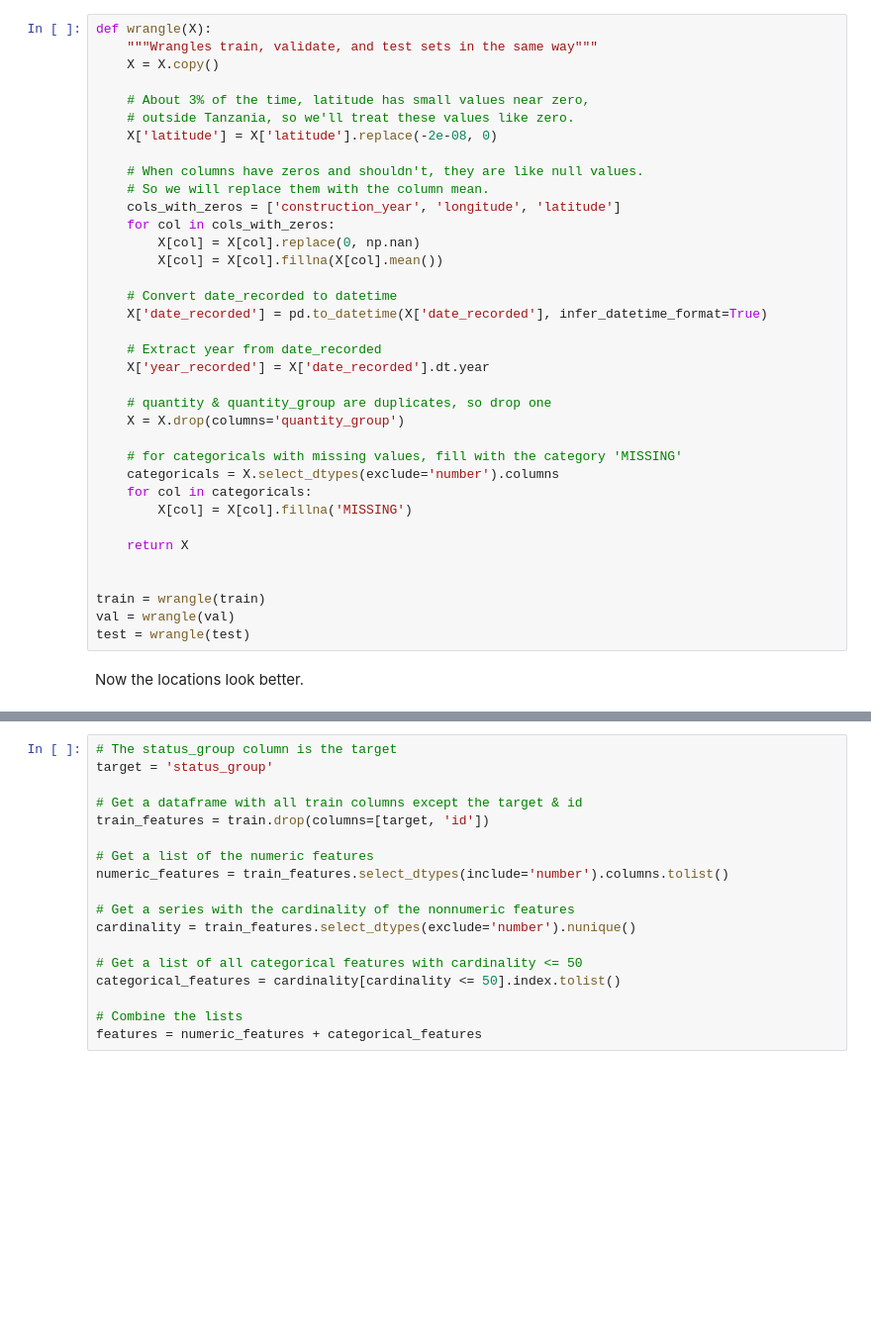
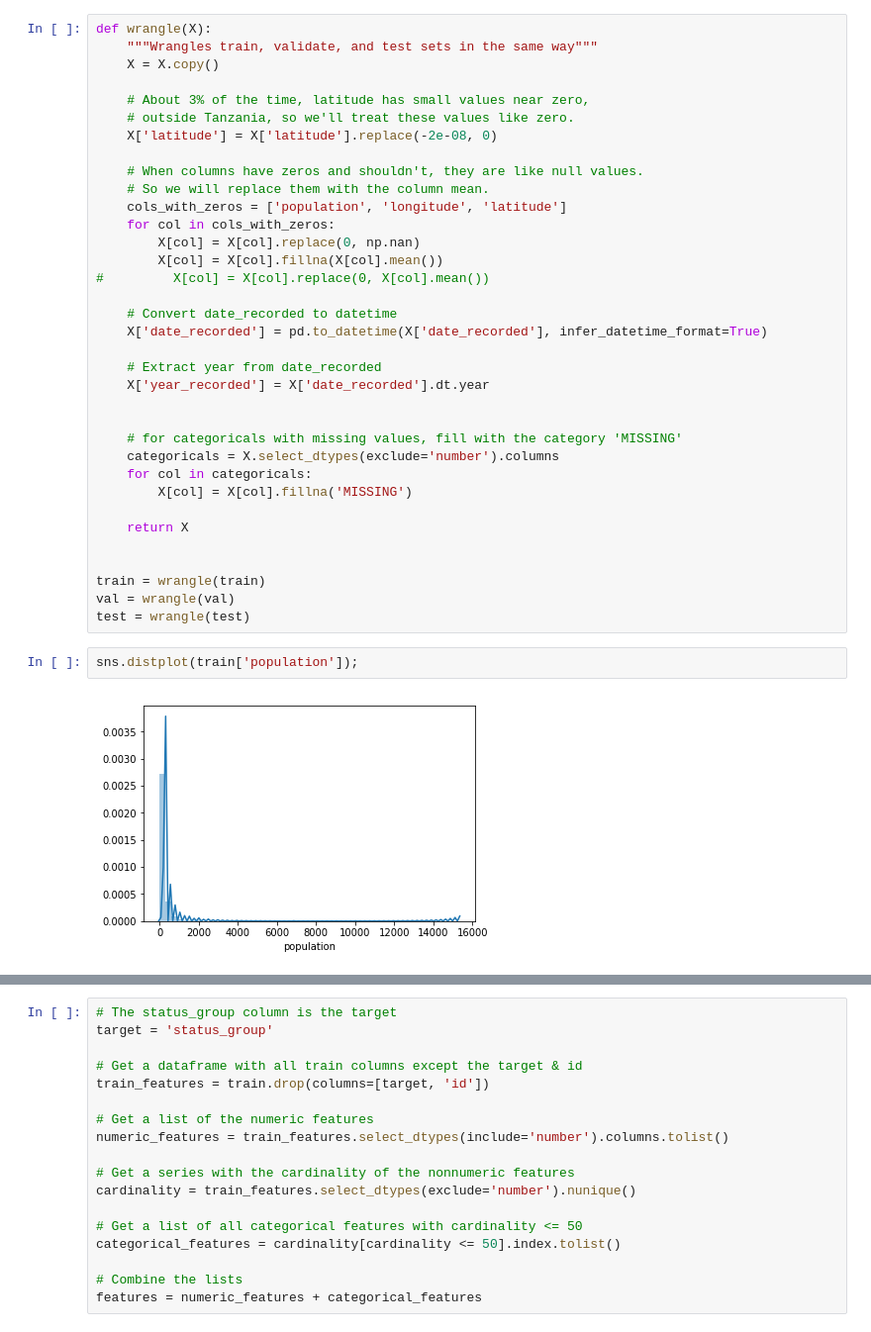
Before and after one commit to bloominstituteoftechnology/DS-Unit-2-Tree-Ensembles, a Jupyter notebook: Krista_Shepard_DS5_S7M1_Decision_Trees.ipynb, the cells around one changed output, grey strips where cells are left out. Shown at 99% size. Drawn from its saved outputs; the diff is of its cells as text; blank space fills up the shorter version.

```diff
--- a/Krista_Shepard_DS5_S7M1_Decision_Trees.ipynb
+++ b/Krista_Shepard_DS5_S7M1_Decision_Trees.ipynb
@@ -124,10 +107,11 @@ def wrangle(X):
 
     # When columns have zeros and shouldn't, they are like null values.
     # So we will replace them with the column mean.
-    cols_with_zeros = ['construction_year', 'longitude', 'latitude']
+    cols_with_zeros = ['population', 'longitude', 'latitude']
     for col in cols_with_zeros:
         X[col] = X[col].replace(0, np.nan)
         X[col] = X[col].fillna(X[col].mean())
+#         X[col] = X[col].replace(0, X[col].mean())
 
     # Convert date_recorded to datetime
     X['date_recorded'] = pd.to_datetime(X['date_recorded'], infer_datetime_format=True)
@@ -135,8 +119,6 @@ def wrangle(X):
     # Extract year from date_recorded
     X['year_recorded'] = X['date_recorded'].dt.year
 
-    # quantity & quantity_group are duplicates, so drop one
-    X = X.drop(columns='quantity_group')
 
     # for categoricals with missing values, fill with the category 'MISSING'
     categoricals = X.select_dtypes(exclude='number').columns
@@ -149,8 +131,10 @@ def wrangle(X):
 train = wrangle(train)
 val = wrangle(val)
 test = wrangle(test)
-# %% [markdown]
-Now the locations look better.
+# %%
+sns.distplot(train['population']);
+# %% [output]
+[figure, added]
 # %%
 sns.relplot(x='longitude', y='latitude', hue='status_group',
             data=train, alpha=0.1);
```
Also changed, not shown: parts of 49 cells of this notebook.
